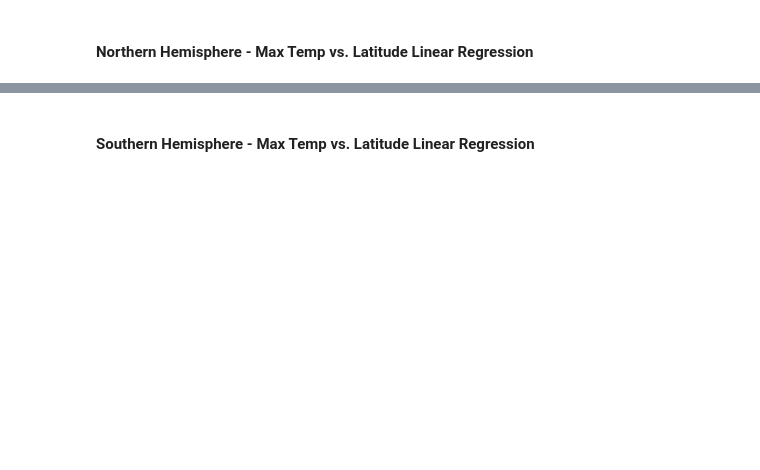
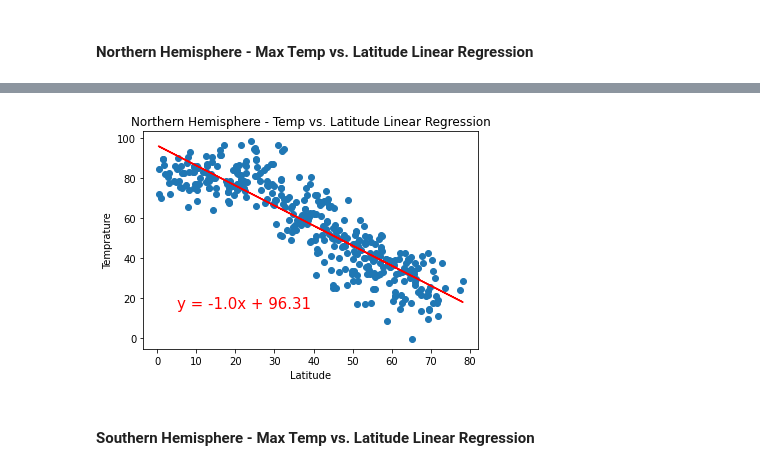
Before and after one commit to itsjaggu/python-api-challenge, a Jupyter notebook: WeatherPy/WeatherPy.ipynb, the cells around one changed output, grey strips where cells are left out. Cells and saved outputs as stored; diff of their text form; code cells hidden in the pictures; blank space fills up the shorter version.

Commit message:
Completed Linear Regression Plots

```diff
--- a/WeatherPy/WeatherPy.ipynb
+++ b/WeatherPy/WeatherPy.ipynb
@@ -246,3 +246,8 @@ plt.show()
 [figure]
 # %% [markdown]
 ## Linear Regression
+# %%
+weather_data_n = clean_weather_data[clean_weather_data["Lat"]>=0.00]
+weather_data_s = clean_weather_data[clean_weather_data["Lat"]<0.00]
+print(weather_data_n.count())
+print(weather_data_s.count())
@@ -255,2 +277,17 @@ The r-value is: 0.46937863826630627
+# %%
+x_axis = weather_data_n["Lat"]
+y_axis = weather_data_n["Temperature"]
+(slope, intercept, rvalue, pvalue, stderr) = linregress(x_axis, y_axis)
+regress_values = x_axis * slope + intercept
+line_eq = "y = " + str(round(slope,2)) + "x + " + str(round(intercept,2))
+plt.scatter(x_axis,y_axis)
+plt.plot(x_axis,regress_values,"r-")
+plt.annotate(line_eq,(5,15),fontsize=15,color="red")
+plt.title("Northern Hemisphere - Temp vs. Latitude Linear Regression")
+plt.xlabel("Latitude")
+plt.ylabel("Temprature")
+plt.show()
+# %% [output]
+[figure, added]
 # %% [markdown]
 ####  Southern Hemisphere - Max Temp vs. Latitude Linear Regression
```
Also changed, not shown: parts of 16 cells of this notebook.
